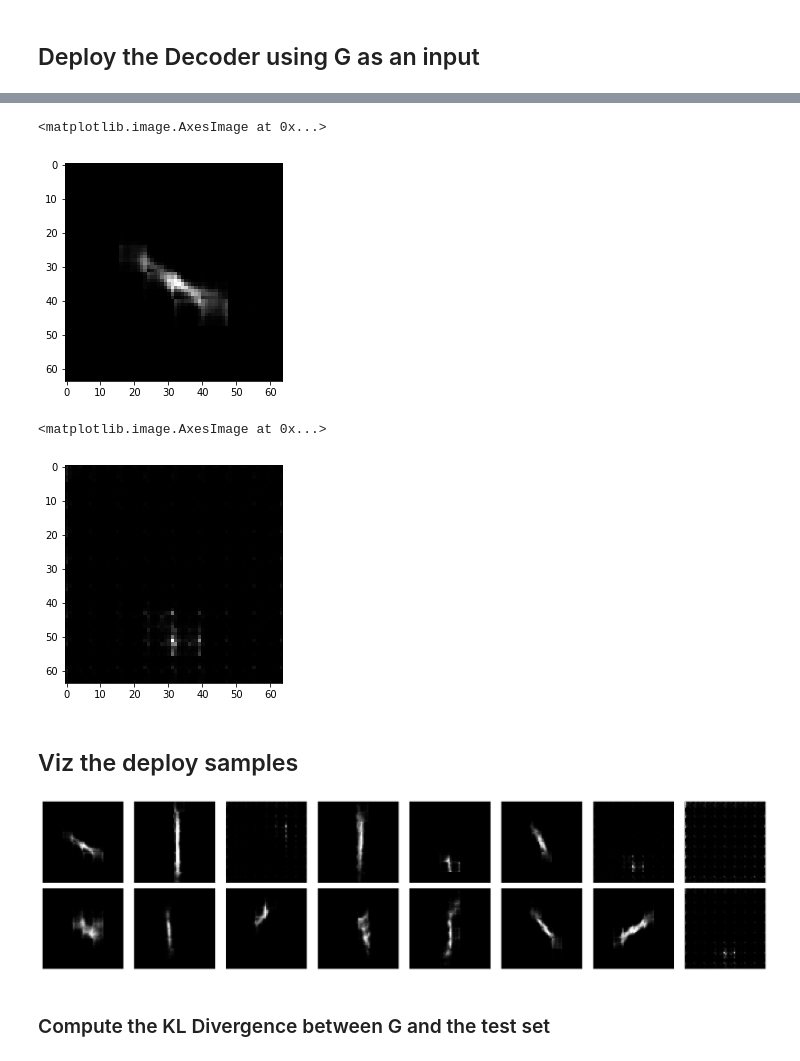
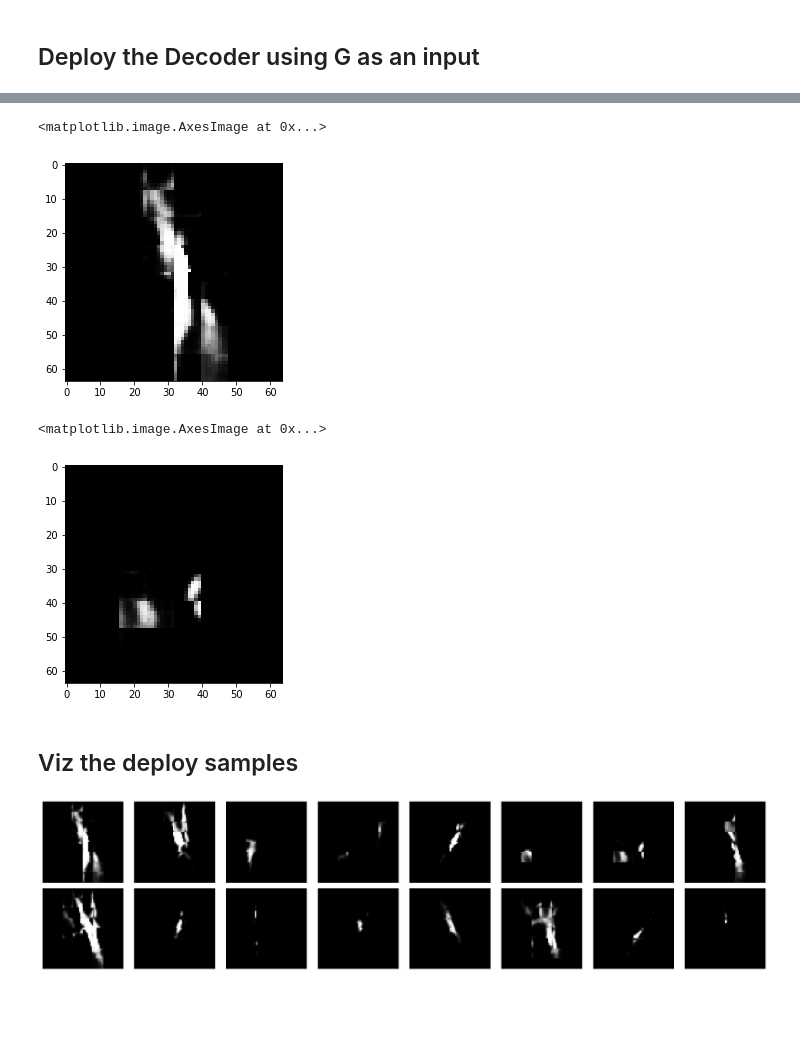
Before and after one commit to kseuro/particle_generator, a Jupyter notebook: deploy_analysis/deploy_decoder_with_EWM_generator.ipynb, the cells around one changed output, grey strips where cells are left out. Cells and saved outputs as stored; diff of their text form; code cells hidden in the pictures; blank space fills up the shorter version.

```diff
--- a/deploy_analysis/deploy_decoder_with_EWM_generator.ipynb
+++ b/deploy_analysis/deploy_decoder_with_EWM_generator.ipynb
@@ -88,6 +88,7 @@ Path to AutoEncoder set as:
 ## Get the names of all the saved EWM Generator models
 # %%
 EWM_paths = []
+EWM_root += 'evaluated_models/'
 for path in os.listdir(EWM_root):
     EWM_paths.append(os.path.join(EWM_root, path))
 
@@ -290,9 +283,8 @@ Mapping 100_dim_Gaussian to 384_dim code vectors
 ## Set up the Generator model
 # %%
 # Model kwargs
-fc_sizes = [512] * 4
-# ewm_kwargs = { 'z_dim':z_dim, 'fc_sizes':fc_sizes, 'n_out':l_dim }
-ewm_kwargs = { 'z_dim': 100, 'fc_sizes': fc_sizes, 'n_out': 384}
+fc_sizes = [n_hidden] * n_layers
+ewm_kwargs = { 'z_dim': z_dim, 'fc_sizes': fc_sizes, 'n_out': code[0]*code[1]*code[2]}
 # %%
 # Create generator on GPU
 G = ewm.ewm_G(**ewm_kwargs).to(device)
@@ -324,6 +319,6 @@ for i in range(len(EWM_checkpoint_names)):
 # %%
 # Select the checkpoint you want
-EWM_checkpoint = EWM_checkpoint_names[1]
+EWM_checkpoint = EWM_checkpoint_names[0]
 # %%
 # Load the model checkpoint
 # Keys: ['state_dict', 'epoch', 'optimizer']
@@ -412,7 +402,7 @@ samples1 = []; samples2 = []; limit = 16
 # %%
 for itr in range(limit):
     # Create an input vector for G
-    z_rand = torch.randn(2, 1, 100).to(device)
+    z_rand = torch.randn(2, 1, z_dim).to(device)
 
     # Get a code vector from G
     code_vec = G(z_rand).view(2, in_f, h, w).to(device)
@@ -428,41 +418,39 @@ for itr in range(limit):
 plt.imshow(samples1[0], cmap='gray')
 # %% [output]
 <matplotlib.image.AxesImage at 0x...>
-[figure, old version]
+[figure, new version]
 # %%
 plt.imshow(samples1[6], cmap='gray')
 # %% [output]
 <matplotlib.image.AxesImage at 0x...>
-[figure, old version]
+[figure, new version]
 # %% [markdown]
 ## Viz the deploy samples
 # %%
 %matplotlib inline
 # Setup figure
 fig, axes = plt.subplots(nrows = 2, ncols = limit//2, sharex=True, sharey=True, figsize=(25,6))
 
 # Set title
 if 'mlp' in AE_root:
     m_label = 'AE'
 else:
     m_label = 'Conv_AE'
 
 # Generate plot
 for images, row in zip([samples1, samples2], axes):
     for img, ax in zip(images, row):
         img = np.reshape(img, (im_dim, im_dim))
         ax.imshow(img, cmap='gray')
         ax.get_xaxis().set_visible(False)
         ax.get_yaxis().set_visible(False)
         ax.tick_params(axis='x', colors='#443941')
         ax.tick_params(axis='y', colors='#443941')
 
 fig.tight_layout()
 
 # Save figure
-save_file = "ewm_ae_{}_{}.png".format(im_dim, code[0]*code[1]*code[2])
+save_file = "ewm_ae_{}_{}_{}.png".format(im_dim, code[0]*code[1]*code[2], m_label)
 plt.savefig(save_file, dpi=300)
 # %% [output]
-[figure, old version]
+[figure, new version]
-# %% [markdown]
-### Compute the KL Divergence between G and the test set
```
Also changed, not shown: parts of 10 cells of this notebook, 8 other files.
